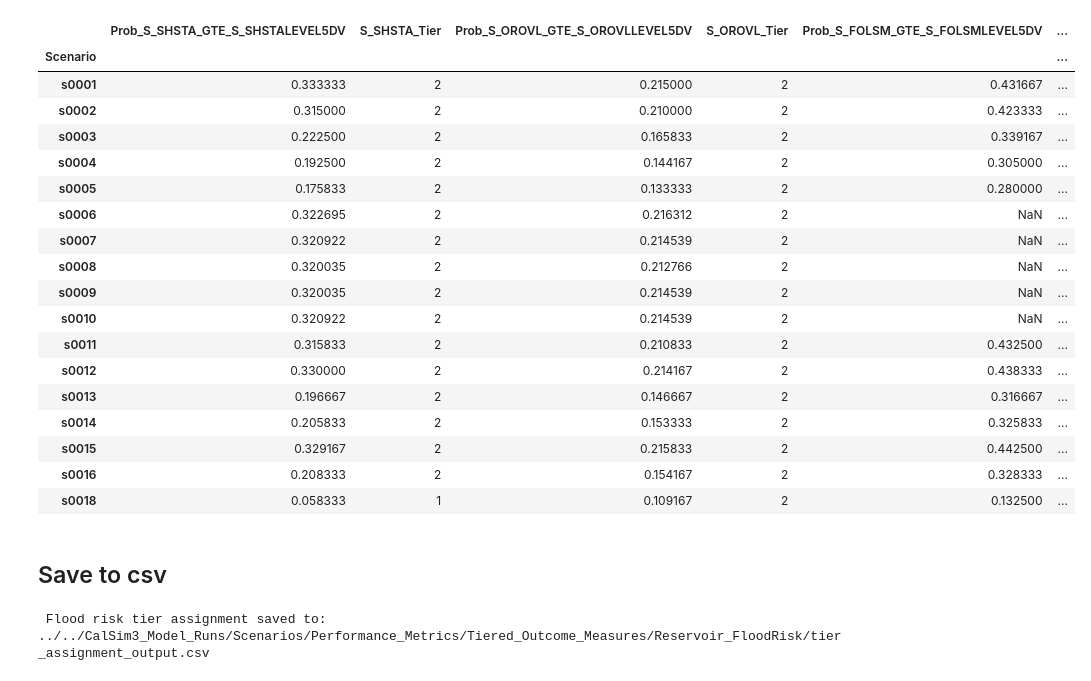
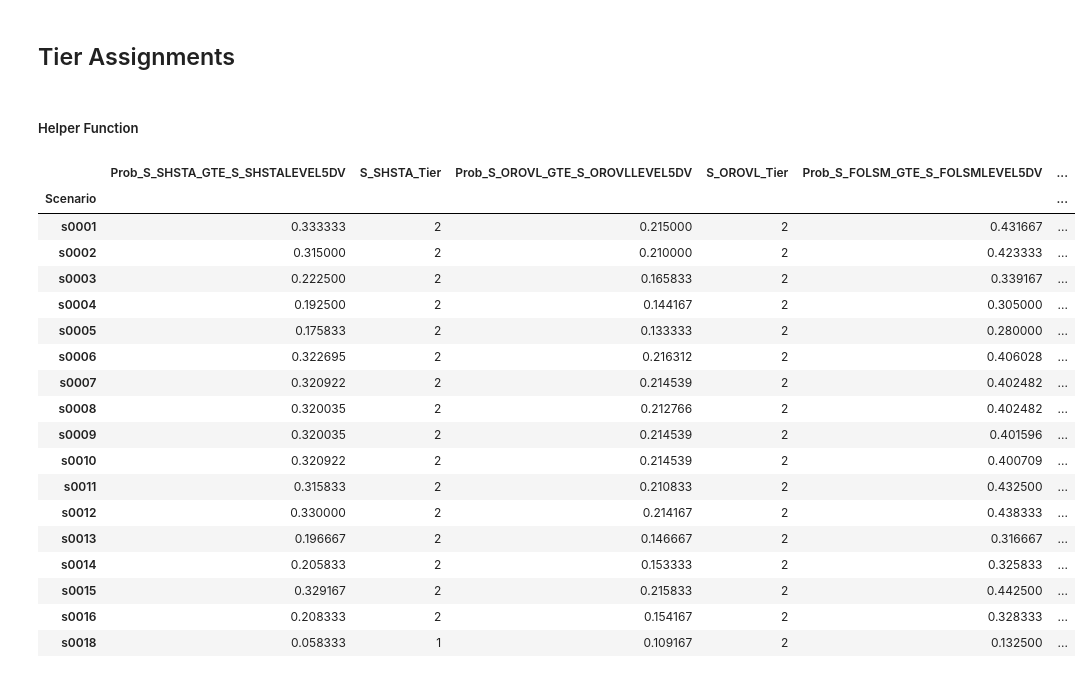
Before and after one commit to maramahmedd/coeqwal, a Jupyter notebook: notebooks/Tier_Assignment_FloodRisk.ipynb, the cells around one changed output. Drawn from its saved outputs; the diff is of its cells as text; code cells hidden in the pictures.

```diff
--- a/notebooks/Tier_Assignment_FloodRisk.ipynb
+++ b/notebooks/Tier_Assignment_FloodRisk.ipynb
@@ -34,17 +26,2 @@ variables_floodpool = [
 # %%
-CtrlFile = 'CalSim3DataExtractionInitFile_v4.xlsx'
-CtrlTab = 'Init'
 ScenarioListFile, ScenarioListTab, ScenarioListPath, DVDssNamesOutPath, SVDssNamesOutPath, ScenarioIndicesOutPath, DssDirsOutPath, VarListPath, VarListFile, VarListTab, VarOutPath, DataOutPath, ConvertDataOutPath, ExtractionSubPath, DemandDeliverySubPath, ModelSubPath, GroupDataDirPath, ScenarioDir, DVDssMin, DVDssMax, SVDssMin, SVDssMax, NameMin, NameMax, DirMin, DirMax, IndexMin, IndexMax, StartMin, StartMax, EndMin, EndMax, VarMin, VarMax, DemandFilePath, DemandFileName, DemandFileTab, DemMin, DemMax, InflowOutSubPath, InflowFilePath, InflowFileName, InflowFileTab, InflowMin, InflowMax = cu.read_init_file(CtrlFile, CtrlTab)
-
-df, dss_names = read_in_df(ConvertDataOutPath, DVDssNamesOutPath)
-df = add_water_year_column(df)
-
-def classify_tier(prob, low=low_prob_threshold, mid=mid_prob_threshold):
-    if np.isnan(prob):
-        return np.nan
-    elif prob < low:
-        return "1"
-    elif prob < mid:
-        return "2"
-    else:
-        return "3"
@@ -53,43 +33,68 @@ def classify_tier(prob, low=low_prob_threshold, mid=mid_prob_threshold):
+# %% [markdown]
+## Tier Assignments
+# %% [markdown]
+##### Helper Function
+# %%
+def classify_tier(prob):
+    if np.isnan(prob):
+        return np.nan
+    elif prob < 0.10:
+        return "1"
+    elif prob < 0.40:
+        return "2"
+    else:
+        return "3"
+# %%
+# ALSO WHICH LUIS TO USE? S_SLUIS_CVP_ or S_SLUIS_SWP_
+# TAF units or AF units?
+# variables_storage = ["S_SHSTA_", "S_OROVL_", "S_FOLSM_", "S_TRNTY_", "S_SLUIS_CVP_", "S_SLUIS_SWP_", "S_MELON_", "S_MLRTN_"]
+# variables_floodpool = ["S_SHSTALEVEL5DV", "S_OROVLLEVEL5DV", "S_FOLSMLEVEL5DV", "S_TRNTYLEVEL5DV", "S_SLUIS_CVPLEVEL5DV", "S_SLUIS_SWPLEVEL5DV", "S_MELON_LEVEL5DV"]
+variables_storage = ["S_SHSTA_", "S_OROVL_", "S_FOLSM_", "S_TRNTY_", "S_SLUIS_CVP_", "S_SLUIS_SWP_", "S_MLRTN_"]
+variables_floodpool = ["S_SHSTALEVEL5DV", "S_OROVLLEVEL5DV", "S_FOLSMLEVEL5DV", "S_TRNTYLEVEL5DV", "S_SLUIS_CVPLEVEL5DV", "S_SLUIS_SWPLEVEL5DV", "S_MLRTN_LEVEL5DV"]
 # %%
+# hitting floodpool = variables_storage >= variables_floodpool
+#FOLSOM is Nan for scenario 6 - 10 because it doesn't have level5D for sceanrio 6-10 "S_FOLSMLEVEL5DV"
+
 prob_result_list = []
+
 for scenario in dss_names:
     scenario_short = scenario[:5]
     row_data = {"Scenario": scenario_short}
 
     for var_s, var_lvl5D in zip(variables_storage, variables_floodpool):
         var1_name = f"{var_s}{scenario_short}"
         var2_name = f"{var_lvl5D}_{scenario_short}"
 
-        if var_s == "S_MLRTN_":
-            p_gte = probability_var1_gte_const_for_scenario(df, var1_name, const_threshold, units=units)
-        else:
-            p_gte = probability_var1_gte_var2_for_scenario(df, var1_name, var2_name, units=units, tolerance=tolerance)
+        p_gte = probability_var1_gte_var2_for_scenario(df, var1_name, var2_name, units="TAF", tolerance=1e-6)
+        if(var_s == "S_MLRTN_"):
+            p_gte = probability_var1_gte_const_for_scenario(df, var1_name, 524, units="TAF")
 
         gte_col = f"Prob_{var_s}GTE_{var_lvl5D}"
         tier_col = f"{var_s}Tier"
 
         row_data[gte_col] = p_gte
         row_data[tier_col] = classify_tier(p_gte)
 
     prob_result_list.append(row_data)
 
+
 df_flow_probs = pd.DataFrame(prob_result_list)
 df_flow_probs.set_index("Scenario", inplace=True)
 
 display(df_flow_probs)
 # %% [output]
 |  | Prob_S_SHSTA_GTE_S_SHSTALEVEL5DV | S_SHSTA_Tier | Prob_S_OROVL_GTE_S_OROVLLEVEL5DV | S_OROVL_Tier | Prob_S_FOLSM_GTE_S_FOLSMLEVEL5DV | ... |
 | Scenario |  |  |  |  |  | ... |
 | s0001 | 0.333333 | 2 | 0.215000 | 2 | 0.431667 | ... |
 | s0002 | 0.315000 | 2 | 0.210000 | 2 | 0.423333 | ... |
 | s0003 | 0.222500 | 2 | 0.165833 | 2 | 0.339167 | ... |
 | s0004 | 0.192500 | 2 | 0.144167 | 2 | 0.305000 | ... |
 | s0005 | 0.175833 | 2 | 0.133333 | 2 | 0.280000 | ... |
-| s0006 | 0.322695 | 2 | 0.216312 | 2 | NaN | ... |
-| s0007 | 0.320922 | 2 | 0.214539 | 2 | NaN | ... |
-| s0008 | 0.320035 | 2 | 0.212766 | 2 | NaN | ... |
-| s0009 | 0.320035 | 2 | 0.214539 | 2 | NaN | ... |
-| s0010 | 0.320922 | 2 | 0.214539 | 2 | NaN | ... |
+| s0006 | 0.322695 | 2 | 0.216312 | 2 | 0.406028 | ... |
+| s0007 | 0.320922 | 2 | 0.214539 | 2 | 0.402482 | ... |
+| s0008 | 0.320035 | 2 | 0.212766 | 2 | 0.402482 | ... |
+| s0009 | 0.320035 | 2 | 0.214539 | 2 | 0.401596 | ... |
+| s0010 | 0.320922 | 2 | 0.214539 | 2 | 0.400709 | ... |
 | s0011 | 0.315833 | 2 | 0.210833 | 2 | 0.432500 | ... |
 | s0012 | 0.330000 | 2 | 0.214167 | 2 | 0.438333 | ... |
 | s0013 | 0.196667 | 2 | 0.146667 | 2 | 0.316667 | ... |
@@ -97,18 +102,16 @@ display(df_flow_probs)
 | s0015 | 0.329167 | 2 | 0.215833 | 2 | 0.442500 | ... |
 | s0016 | 0.208333 | 2 | 0.154167 | 2 | 0.328333 | ... |
 | s0018 | 0.058333 | 1 | 0.109167 | 2 | 0.132500 | ... |
-# %% [markdown]
-## Save to csv
 # %%
 output_dir = os.path.join(ScenarioDir, "Performance_Metrics", "Tiered_Outcome_Measures", "Reservoir_FloodRisk")
 output_path = os.path.join(output_dir, "tier_assignment_output.csv")
 
+# check if output directory exists
 if not os.path.exists(output_dir):
-    print("Warning: directory " + output_dir + " does not exist and will be created")
+    # print warning
+    print("Warning: directory " + output_dir + " does not exists and will be created")
+
+    # Create the directory
     os.makedirs(output_dir)
 
 df_flow_probs.to_csv(output_path)
-print(f"\n Flood risk tier assignment saved to:\n{output_path}")
-# %% [output]
- Flood risk tier assignment saved to:
-../../CalSim3_Model_Runs/Scenarios/Performance_Metrics/Tiered_Outcome_Measures/Reservoir_FloodRisk/tier_assignment_output.csv
```
Also changed, not shown: parts of 11 cells of this notebook, 1 other file.
